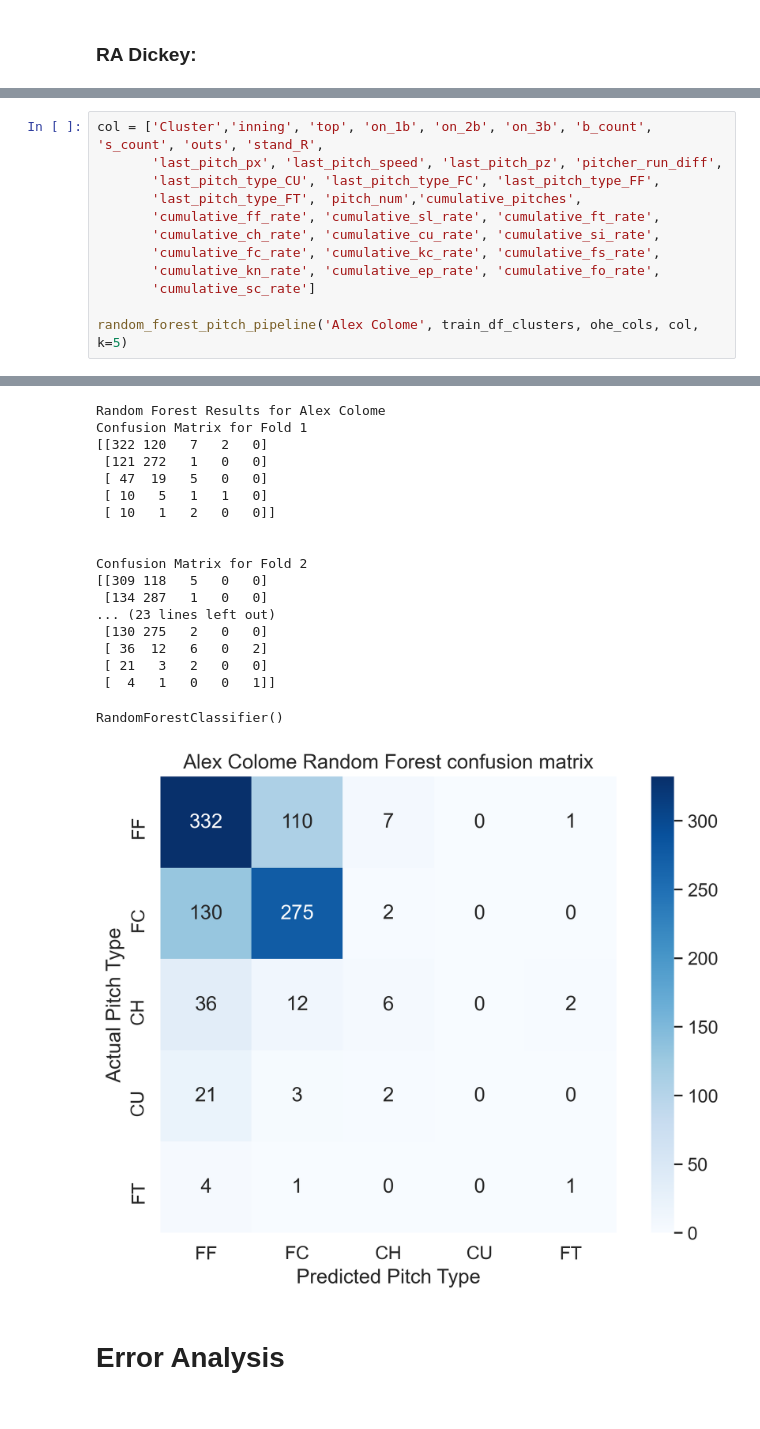
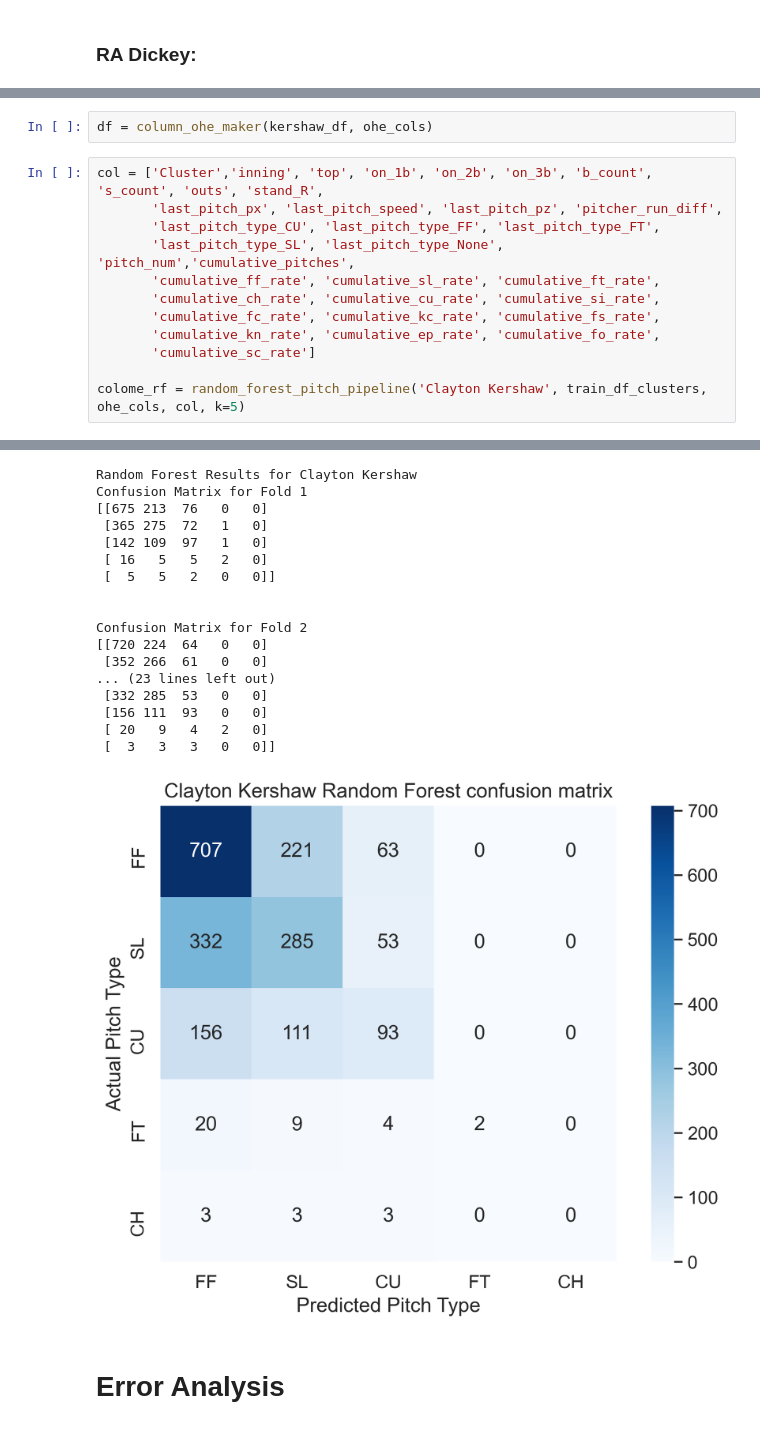
Before and after one commit to pbovard63/Predicting_MLB_Pitches, a Jupyter notebook: Pitch_Classification/Pitch_Classification_Intro.ipynb, the cells around one changed output, grey strips where cells are left out. Cells and saved outputs as stored; diff of their text form.

```diff
--- a/Pitch_Classification/Pitch_Classification_Intro.ipynb
+++ b/Pitch_Classification/Pitch_Classification_Intro.ipynb
@@ -1019,14 +1036,16 @@ RandomForestClassifier()
+# %%
+df = column_ohe_maker(kershaw_df, ohe_cols)
 # %%
 col = ['Cluster','inning', 'top', 'on_1b', 'on_2b', 'on_3b', 'b_count', 's_count', 'outs', 'stand_R',
        'last_pitch_px', 'last_pitch_speed', 'last_pitch_pz', 'pitcher_run_diff',
-       'last_pitch_type_CU', 'last_pitch_type_FC', 'last_pitch_type_FF',
-       'last_pitch_type_FT', 'pitch_num','cumulative_pitches',
+       'last_pitch_type_CU', 'last_pitch_type_FF', 'last_pitch_type_FT',
+       'last_pitch_type_SL', 'last_pitch_type_None', 'pitch_num','cumulative_pitches',
        'cumulative_ff_rate', 'cumulative_sl_rate', 'cumulative_ft_rate',
        'cumulative_ch_rate', 'cumulative_cu_rate', 'cumulative_si_rate',
        'cumulative_fc_rate', 'cumulative_kc_rate', 'cumulative_fs_rate',
        'cumulative_kn_rate', 'cumulative_ep_rate', 'cumulative_fo_rate',
        'cumulative_sc_rate']
 
-random_forest_pitch_pipeline('Alex Colome', train_df_clusters, ohe_cols, col, k=5)
+colome_rf = random_forest_pitch_pipeline('Clayton Kershaw', train_df_clusters, ohe_cols, col, k=5)
 # %% [output]
 Here is the coding for pitch type:
@@ -1034,26 +1053,25 @@ Here is the coding for pitch type:
 A value is trying to be set on a copy of a slice from a DataFrame
 
 See the caveats in the documentation: https://pandas.pydata.org/pandas-docs/stable/user_guide/indexing.html#returning-a-view-versus-a-copy
   iloc._setitem_with_indexer(indexer, value)
-Random Forest Results for Alex Colome
+Random Forest Results for Clayton Kershaw
 Confusion Matrix for Fold 1
-[[322 120   7   2   0]
- [121 272   1   0   0]
- [ 47  19   5   0   0]
- [ 10   5   1   1   0]
- [ 10   1   2   0   0]]
+[[675 213  76   0   0]
+ [365 275  72   1   0]
+ [142 109  97   1   0]
+ [ 16   5   5   2   0]
+ [  5   5   2   0   0]]
 
 
 Confusion Matrix for Fold 2
-[[309 118   5   0   0]
- [134 287   1   0   0]
+[[720 224  64   0   0]
+ [352 266  61   0   0]
 ... (23 lines left out)
- [130 275   2   0   0]
- [ 36  12   6   0   2]
- [ 21   3   2   0   0]
- [  4   1   0   0   1]]
+ [332 285  53   0   0]
+ [156 111  93   0   0]
+ [ 20   9   4   2   0]
+ [  3   3   3   0   0]]
-RandomForestClassifier()
-[figure, old version]
+[figure, new version]
 # %% [markdown]
 # Error Analysis
 # %% [markdown]
```
Also changed, not shown: parts of 20 cells of this notebook, 2 other files.
